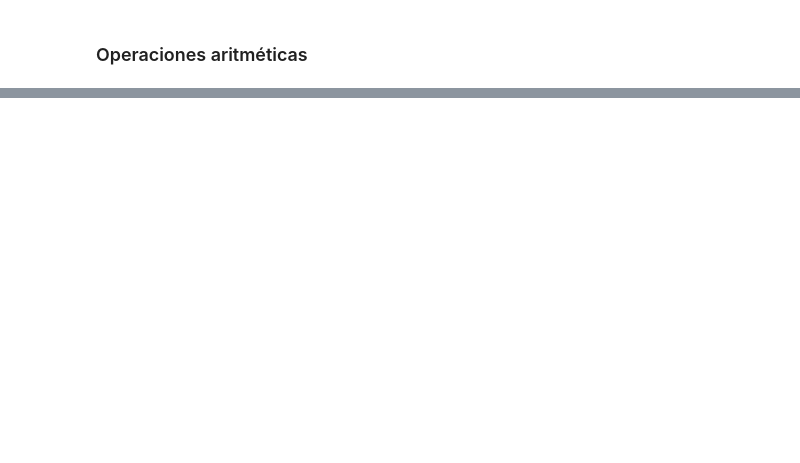
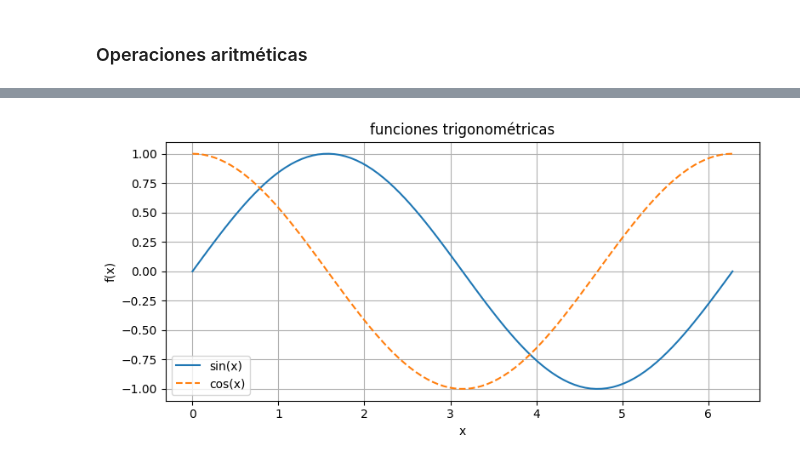
Before and after one commit to fralfaro/MAT281, a Jupyter notebook: docs/lectures/data_manipulation/sc_01.ipynb, the cells around one changed output, grey strips where cells are left out. Saved outputs shown, nothing was run; the diff lists cells and outputs as text; code cells hidden in the pictures; blank space fills up the shorter version.

```diff
--- a/docs/lectures/data_manipulation/sc_01.ipynb
+++ b/docs/lectures/data_manipulation/sc_01.ipynb
@@ -668,0 +459,15 @@ np.arange(3).reshape((3,1)) +  np.arange(3):
+# %%
+x = np.linspace(0, 2 * np.pi, 100)
+
+plt.figure(figsize=(8, 4))
+plt.plot(x, np.sin(x), label="sin(x)")
+plt.plot(x, np.cos(x), label="cos(x)", linestyle="--")
+plt.title("funciones trigonométricas")
+plt.xlabel("x")
+plt.ylabel("f(x)")
+plt.legend()
+plt.grid(True)
+plt.tight_layout()
+plt.show()
+# %% [output]
+[figure, added]
```
Also changed, not shown: parts of 134 cells of this notebook, 7 other files.
